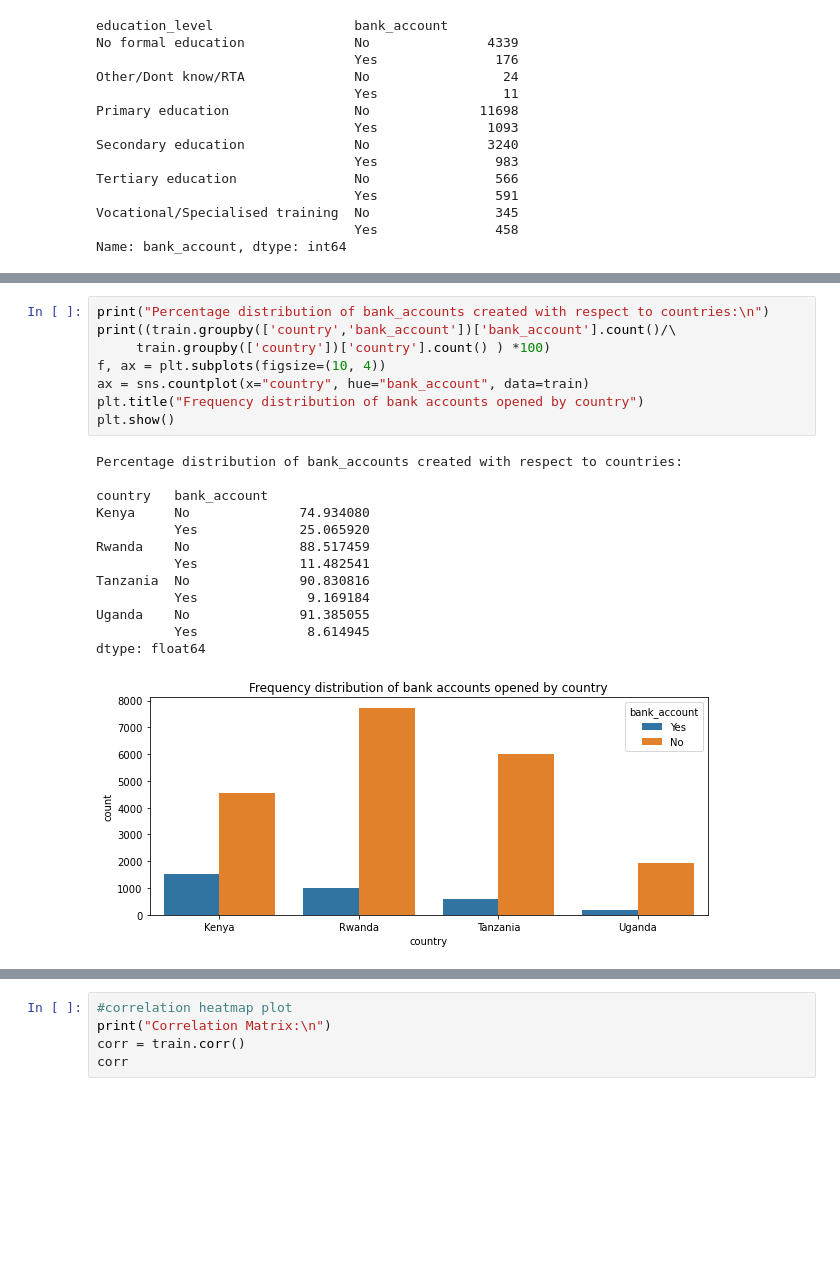
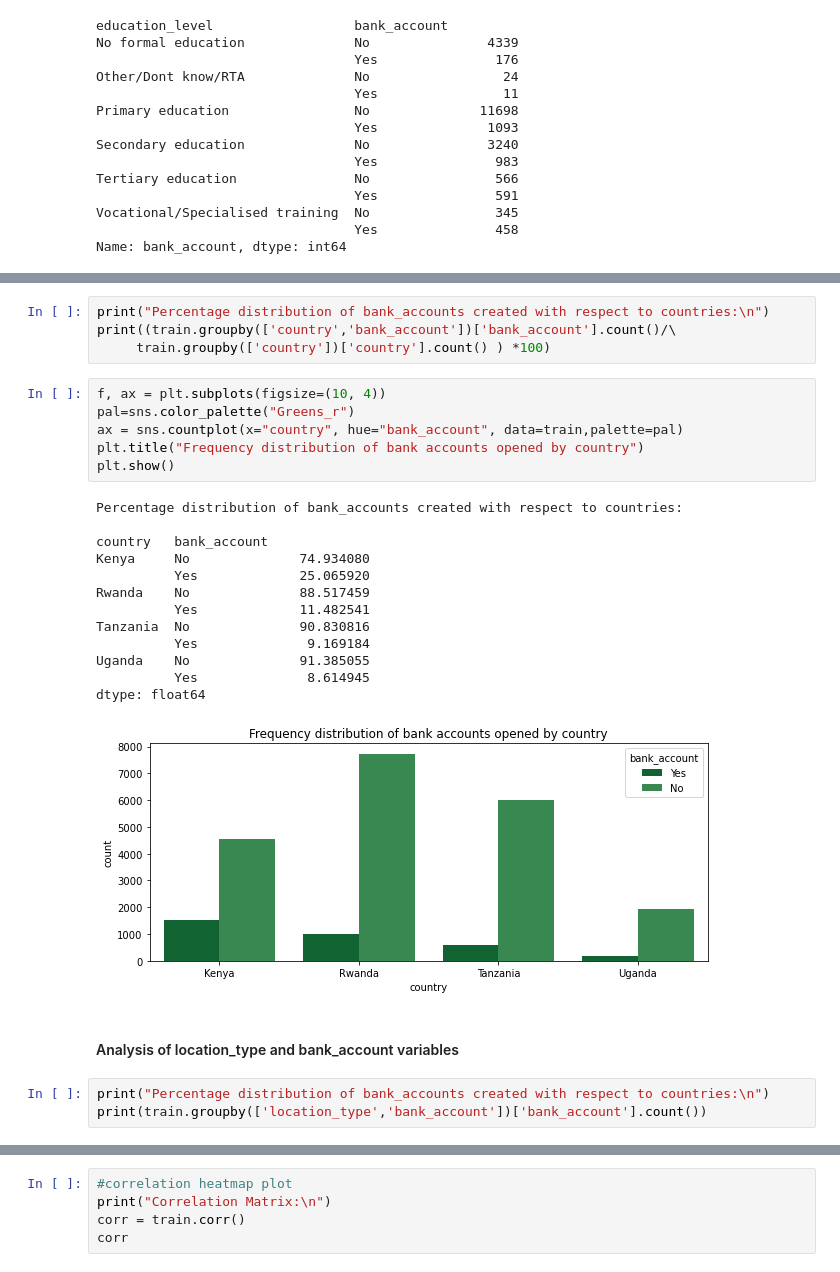
Before and after one commit to aifenaike/Financial_Inclusion_Prediction_API, a Jupyter notebook: exploratory_data_analysis.ipynb, the cells around one changed output, grey strips where cells are left out. Saved outputs shown, nothing was run; the diff lists cells and outputs as text; blank space fills up the shorter version.

```diff
--- a/exploratory_data_analysis.ipynb
+++ b/exploratory_data_analysis.ipynb
@@ -209,21 +227,28 @@ plt.show()
 print("Percentage distribution of bank_accounts created with respect to countries:\n")
 print((train.groupby(['country','bank_account'])['bank_account'].count()/\
      train.groupby(['country'])['country'].count() ) *100)
-f, ax = plt.subplots(figsize=(10, 4))
-ax = sns.countplot(x="country", hue="bank_account", data=train)
-plt.title("Frequency distribution of bank accounts opened by country")
-plt.show()
-# %% [output]
-Percentage distribution of bank_accounts created with respect to countries:
-
-country   bank_account
-Kenya     No              74.934080
-          Yes             25.065920
-Rwanda    No              88.517459
-          Yes             11.482541
-Tanzania  No              90.830816
-          Yes              9.169184
-Uganda    No              91.385055
-          Yes              8.614945
-dtype: float64
-[figure, removed]
+# %%
+f, ax = plt.subplots(figsize=(10, 4))
+pal=sns.color_palette("Greens_r")
+ax = sns.countplot(x="country", hue="bank_account", data=train,palette=pal)
+plt.title("Frequency distribution of bank accounts opened by country")
+plt.show()
+# %% [output]
+Percentage distribution of bank_accounts created with respect to countries:
+
+country   bank_account
+Kenya     No              74.934080
+          Yes             25.065920
+Rwanda    No              88.517459
+          Yes             11.482541
+Tanzania  No              90.830816
+          Yes              9.169184
+Uganda    No              91.385055
+          Yes              8.614945
+dtype: float64
+[figure, added]
+# %% [markdown]
+#### Analysis of location_type and bank_account variables
+# %%
+print("Percentage distribution of bank_accounts created with respect to countries:\n")
+print(train.groupby(['location_type','bank_account'])['bank_account'].count())
```
Also changed, not shown: parts of 20 cells of this notebook.
